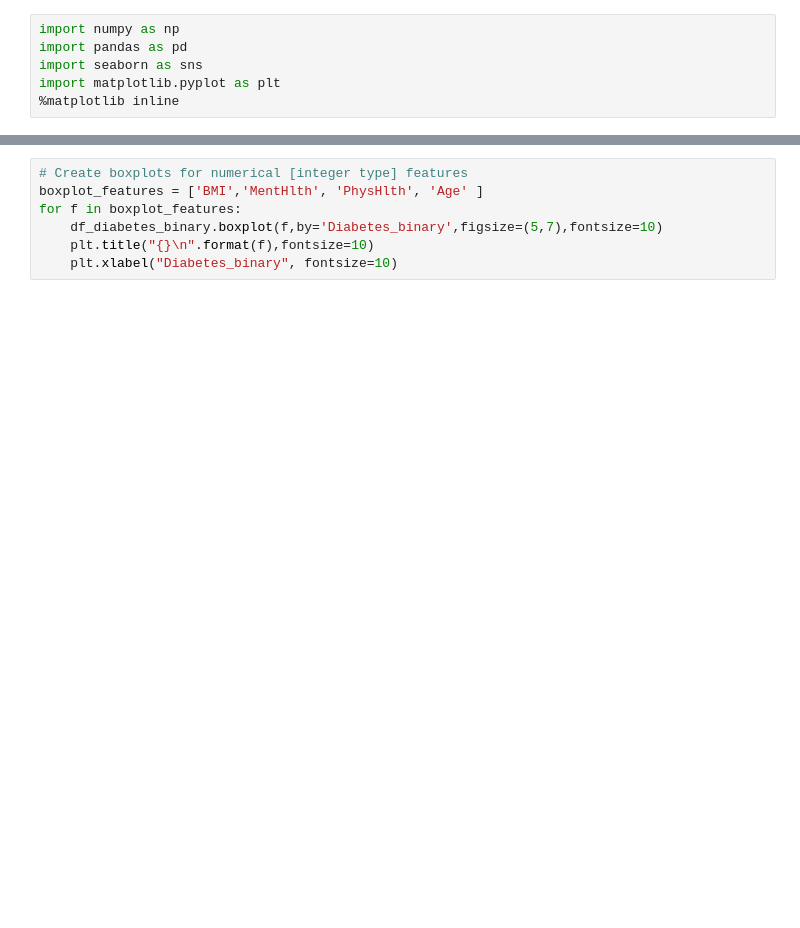
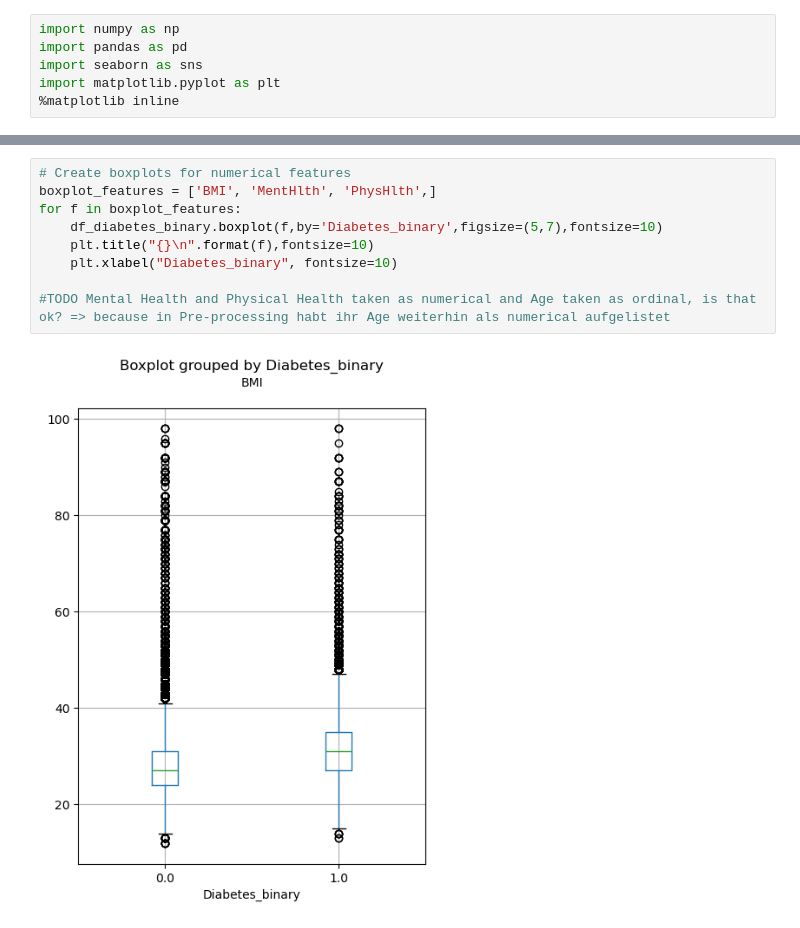
Before and after one commit to benediktpri/ie500_data_mining_project, a Jupyter notebook: notebooks/data_exploration.ipynb, the cells around one changed output, grey strips where cells are left out. Drawn from its saved outputs; the diff is of its cells as text; blank space fills up the shorter version.

Commit message:
Data Exploration Version with Age as ordinal feature

```diff
--- a/notebooks/data_exploration.ipynb
+++ b/notebooks/data_exploration.ipynb
@@ -39,7 +132,11 @@ df_diabetes_binary.var()
 # %%
-# Create boxplots for numerical [integer type] features
-boxplot_features = ['BMI','MentHlth', 'PhysHlth', 'Age' ]
+# Create boxplots for numerical features
+boxplot_features = ['BMI', 'MentHlth', 'PhysHlth',]
 for f in boxplot_features:
     df_diabetes_binary.boxplot(f,by='Diabetes_binary',figsize=(5,7),fontsize=10)
     plt.title("{}\n".format(f),fontsize=10)
     plt.xlabel("Diabetes_binary", fontsize=10)
+
+#TODO Mental Health and Physical Health taken as numerical and Age taken as ordinal, is that ok? => because in Pre-processing habt ihr Age weiterhin als numerical aufgelistet
+# %% [output]
+[figure, added]
```
Also changed, not shown: parts of 17 cells of this notebook.
